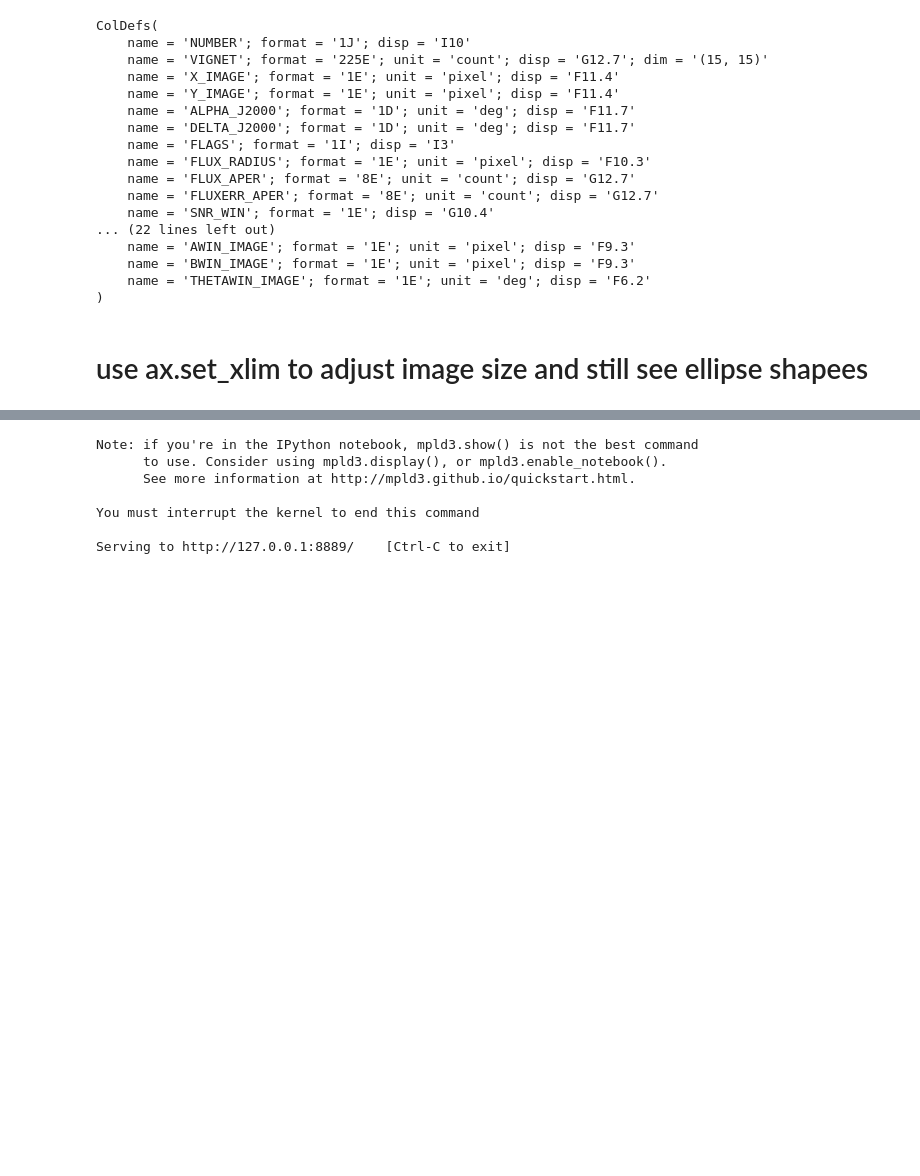
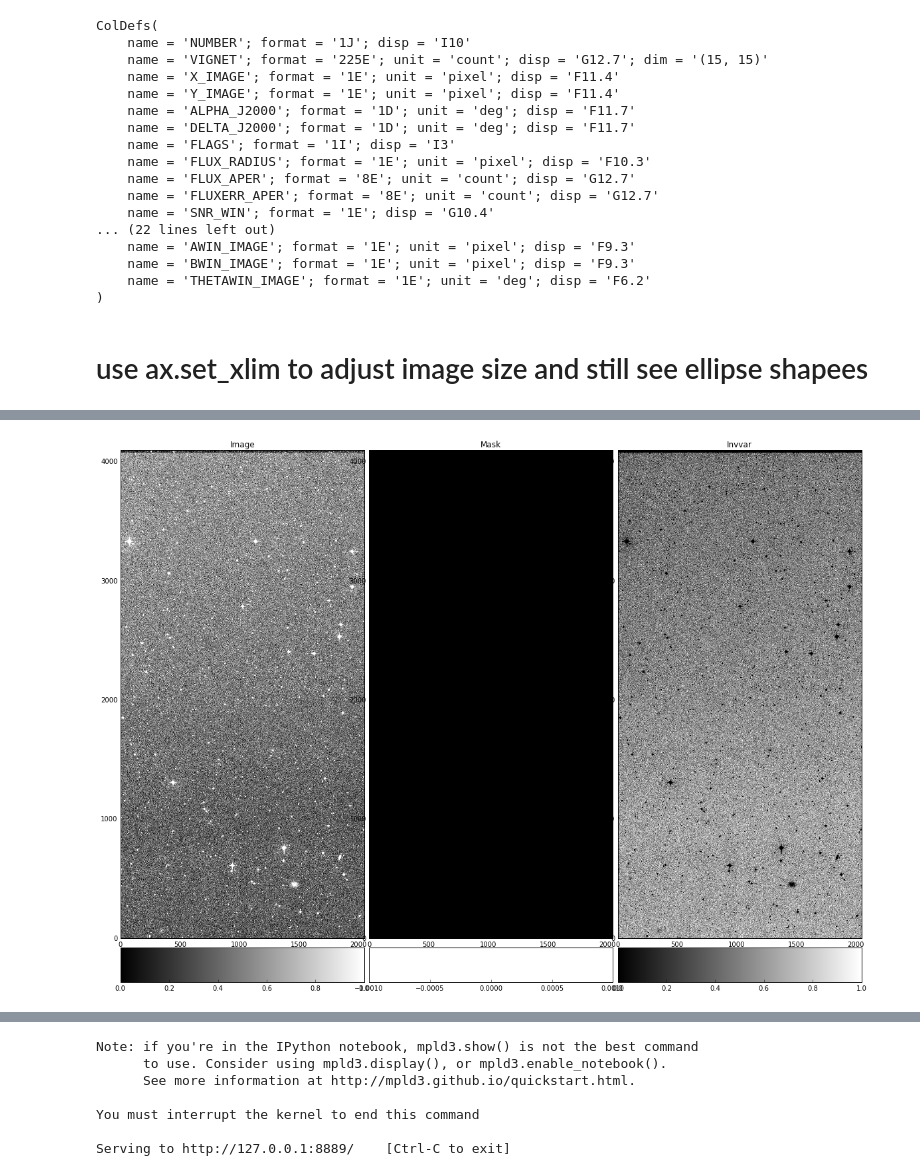
Before and after one commit to gaztanaga/legacypipe, a Jupyter notebook: py/legacypipe/plot_se_pfex_tractor.ipynb, the cells around one changed output, grey strips where cells are left out. Cells and saved outputs as stored; diff of their text form; code cells hidden in the pictures; blank space fills up the shorter version.

```diff
--- a/py/legacypipe/plot_se_pfex_tractor.ipynb
+++ b/py/legacypipe/plot_se_pfex_tractor.ipynb
@@ -158,0 +330,66 @@ cnt=  1 xlim=  [0, 200] ylim=  [512, 712]
+# %%
+def stretch_min_max(img):
+    p2, p98 = np.percentile(img, (2, 98))
+    return exposure.rescale_intensity(img, in_range=(p2, p98))
+
+def stretch_hist_eq(img):
+    return exposure.equalize_hist(img)
+
+# def plot_images(imgfn,maskfn,invvarfn):
+#     fig,axes=plt.subplots(1,3)
+#     fig.tight_layout()
+#     plt.subplots_adjust(hspace=0,wspace=0)
+#     fig.set_size_inches(20.,20.)
+#     ax=axes.flatten()
+#     img,mask,invvar=fits.open(imgfn)[0].data,fits.open(maskfn)[0].data,\
+#                     fits.open(invvarfn)[0].data
+#     cax= ax[0].imshow(stretch_min_max(img), cmap=plt.get_cmap('gray'),origin='lower')
+#     cbar = fig.colorbar(cax, ticks=[-1, 0, 1], orientation='horizontal')
+#     cbar.ax[0].set_xticklabels(['Low', 'Medium', 'High'])  # horizontal colorbar
+#     ax[1].imshow(stretch_min_max(mask),cmap=plt.get_cmap('gray'),origin='lower')
+#     ax[2].imshow(stretch_min_max(invvar),cmap=plt.get_cmap('gray'),origin='lower')
+#     for i,title in enumerate(['Image','Mask','Invvar']):
+#         ax[i].set_title(title)
+#         ax[i].set_xticks([])
+#         ax[i].set_yticks([])
+#     plt.savefig('image_objects3.png',dpi=150)
+
+def plot_images(imgfn,maskfn,invvarfn):
+    fig= plt.figure()
+    fig.set_size_inches(20.,20.)
+    grid = AxesGrid(fig, 111,  # similar to subplot(143)
+                    nrows_ncols=(1, 3),
+                    axes_pad=0.1,
+                    label_mode="all",
+                    share_all=False,
+                    cbar_location="bottom",
+                    cbar_mode="each",
+                    cbar_size="7%",
+                    cbar_pad="2%",
+                    )
+    clim=[]
+    for i,fn,title in zip(range(3),[imgfn,maskfn,invvarfn],['Image','Mask','Invvar']):
+        img=fits.open(fn)[0].data
+        rescaled= stretch_min_max(img)
+        clim.append([rescaled.min(),rescaled.max()])
+        im = grid[i].imshow(rescaled,cmap=plt.get_cmap('gray'),origin='lower',\
+                            vmin=clim[i][0], vmax=clim[i][1])
+        grid[i].set_title(title)
+        grid.cbar_axes[i].colorbar(im)
+        #grid.cbar_axes[i].set_yticks((clim[i][0], clim[i][1]))
+#     grid.cax.set_xticks([-1, 0, 1])
+    for cax in grid.cbar_axes:
+        cax.toggle_label(True)
+
+
+#     for i, cax in enumerate(grid.cbar_axes):
+#         cax.set_yticks((clim[i][0], clim[i][1]))
+#     grid.axes_llc.set_xticks([]) #affects all axes because we set share_all = True.
+#     grid.axes_llc.set_yticks([])
+#     plt.savefig()
+
+plot_images('../../../se_psfex/PTF_201101245111_i_p_scie_t121602_u009806956_f02_p002845_c10.fits',\
+          '../../../se_psfex/PTF_201101245111_i_p_mask_t121602_u009806956_f02_p002845_c10.fits',\
+          '../../../se_psfex/PTF_201101245111_i_p_scie_t121602_u009806956_f02_p002845_c10_invvar.fits')
+# %% [output]
+[figure, added]
```
Also changed, not shown: parts of 9 cells of this notebook.
